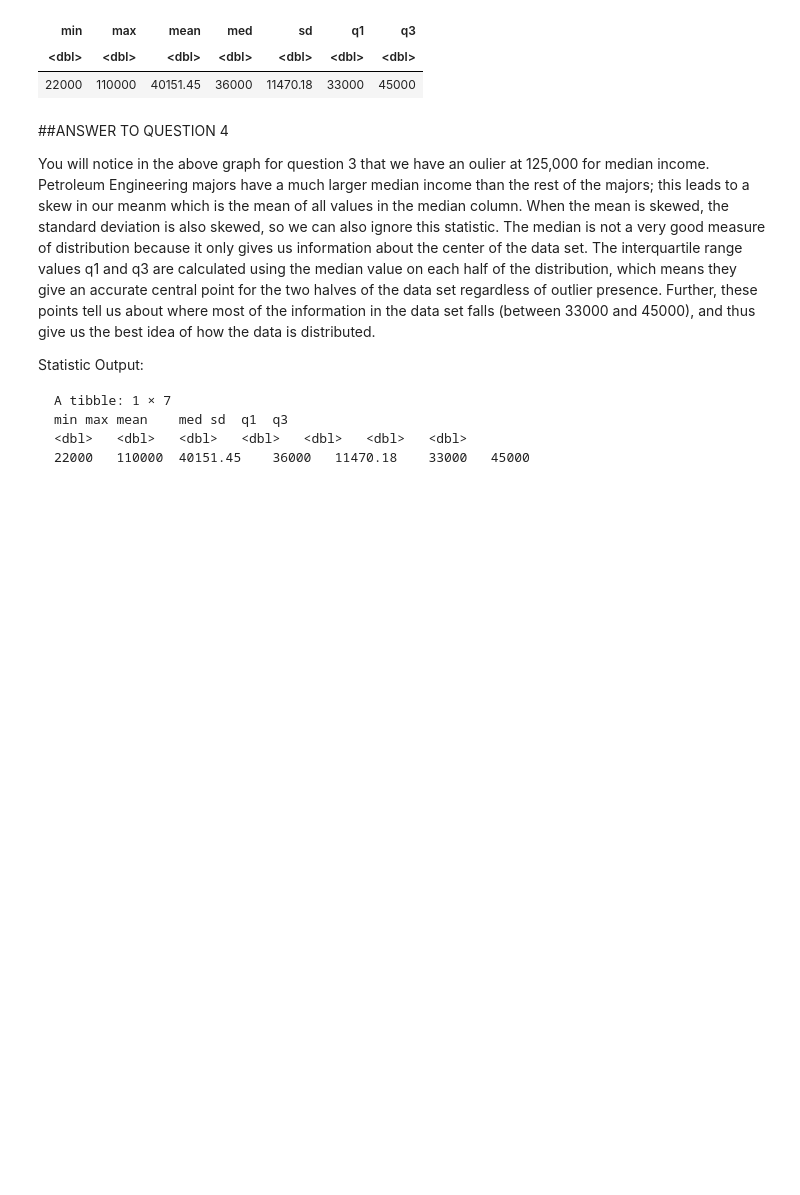
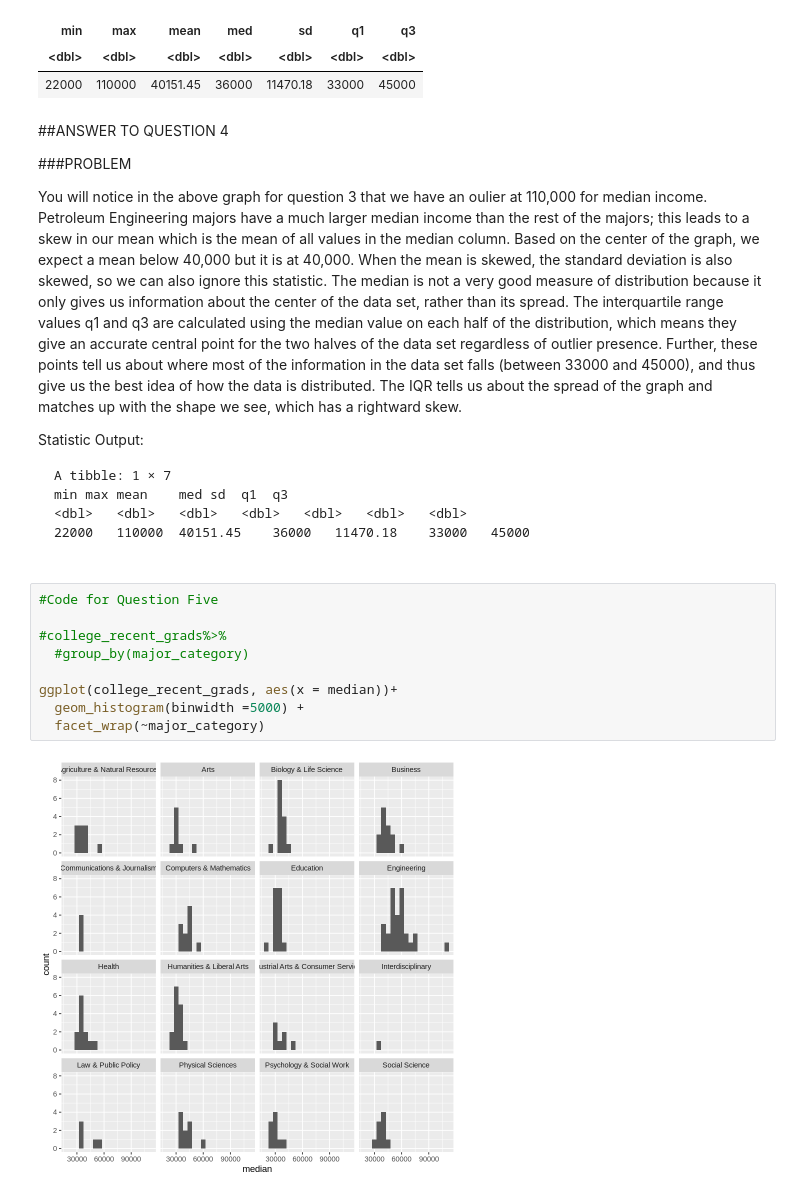
Before and after one commit to KyleSprague/DCS_210, a Jupyter notebook: Project_3.ipynb, the cells around one changed output. Saved outputs shown, nothing was run; the diff lists cells and outputs as text; blank space fills up the shorter version.

````diff
--- a/Project_3.ipynb
+++ b/Project_3.ipynb
@@ -185,7 +179,9 @@ A tibble: 1 × 7
 # %% [markdown]
 ##ANSWER TO QUESTION 4
 
-You will notice in the above graph for question 3 that we have an oulier at 125,000 for median income. Petroleum Engineering majors have a much larger median income than the rest of the majors; this leads to a skew in our meanm which is the mean of all values in the median column. When the mean is skewed, the standard deviation is also skewed, so we can also ignore this statistic. The median is not a very good measure of distribution because it only gives us information about the center of the data set. The interquartile range values q1 and q3 are calculated using the median value on each half of the distribution, which means they give an accurate central point for the two halves of the data set regardless of outlier presence. Further, these points tell us about where most of the information in the data set falls (between 33000 and 45000), and thus give us the best idea of how the data is distributed.
+###PROBLEM
+
+You will notice in the above graph for question 3 that we have an oulier at 110,000 for median income. Petroleum Engineering majors have a much larger median income than the rest of the majors; this leads to a skew in our mean which is the mean of all values in the median column. Based on the center of the graph, we expect a mean below 40,000 but it is at 40,000. When the mean is skewed, the standard deviation is also skewed, so we can also ignore this statistic. The median is not a very good measure of distribution because it only gives us information about the center of the data set, rather than its spread. The interquartile range values q1 and q3 are calculated using the median value on each half of the distribution, which means they give an accurate central point for the two halves of the data set regardless of outlier presence. Further, these points tell us about where most of the information in the data set falls (between 33000 and 45000), and thus give us the best idea of how the data is distributed. The IQR tells us about the spread of the graph and matches up with the shape we see, which has a rightward skew.
 
 Statistic Output:
 
@@ -196,3 +192,14 @@ min	max	mean	med	sd	q1	q3
 22000	110000	40151.45	36000	11470.18	33000	45000
 
 ```
+# %%
+#Code for Question Five
+
+#college_recent_grads%>%
+  #group_by(major_category)
+
+ggplot(college_recent_grads, aes(x = median))+
+  geom_histogram(binwidth =5000) +
+  facet_wrap(~major_category)
+# %% [output]
+[figure, added]
````
Also changed, not shown: parts of 18 cells of this notebook.
